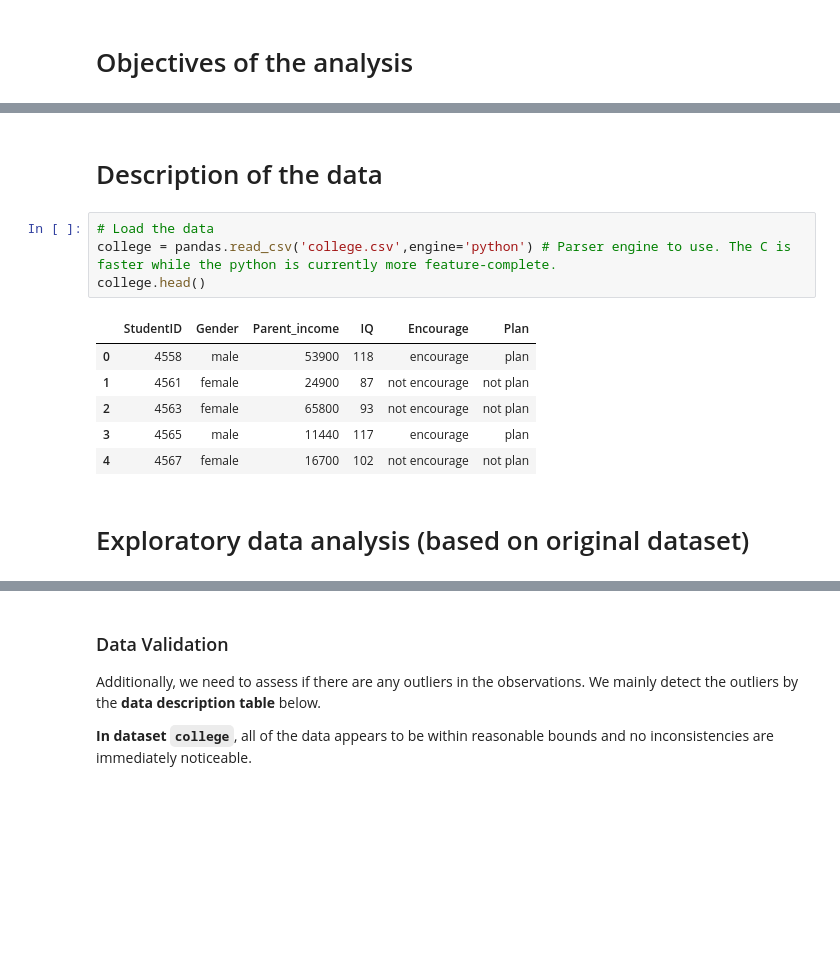
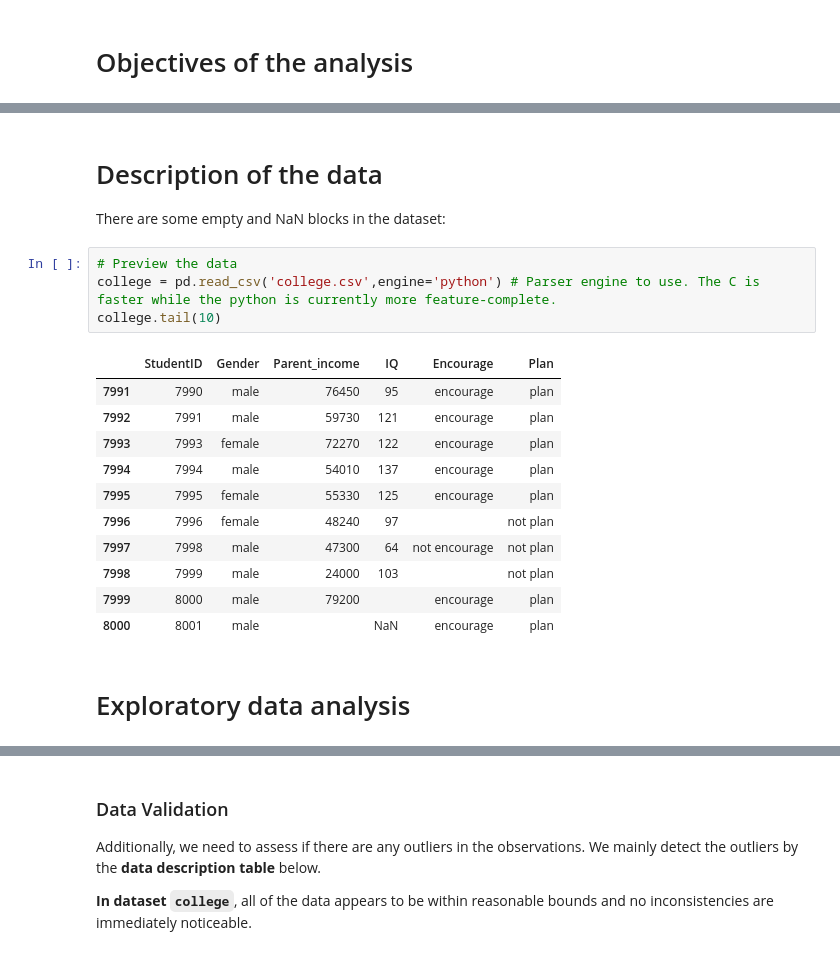
Before and after one commit to Charley-HUANG/Statistical_Data_Mining_Tutorials, a Jupyter notebook: Case study 7 College Attending Plan Modeled by Random Forest/T5_StudyPlan_RandomForest_Ans.ipynb, the cells around one changed output, grey strips where cells are left out. Drawn from its saved outputs; the diff is of its cells as text; blank space fills up the shorter version.

```diff
--- a/Case study 7 College Attending Plan Modeled by Random Forest/T5_StudyPlan_RandomForest_Ans.ipynb
+++ b/Case study 7 College Attending Plan Modeled by Random Forest/T5_StudyPlan_RandomForest_Ans.ipynb
@@ -54,15 +67,21 @@ The case study deals with the college attending plan problem which was previousl
 # %% [markdown]
 # Description of the data
+There are some empty and NaN blocks in the dataset:
 # %%
-# Load the data
-college = pandas.read_csv('college.csv',engine='python') # Parser engine to use. The C is faster while the python is currently more feature-complete.
-college.head()
+# Preview the data
+college = pd.read_csv('college.csv',engine='python') # Parser engine to use. The C is faster while the python is currently more feature-complete.
+college.tail(10)
 # %% [output]
 |  | StudentID | Gender | Parent_income | IQ | Encourage | Plan |
-| 0 | 4558 | male | 53900 | 118 | encourage | plan |
-| 1 | 4561 | female | 24900 | 87 | not encourage | not plan |
-| 2 | 4563 | female | 65800 | 93 | not encourage | not plan |
-| 3 | 4565 | male | 11440 | 117 | encourage | plan |
-| 4 | 4567 | female | 16700 | 102 | not encourage | not plan |
+| 7991 | 7990 | male | 76450 | 95 | encourage | plan |
+| 7992 | 7991 | male | 59730 | 121 | encourage | plan |
+| 7993 | 7993 | female | 72270 | 122 | encourage | plan |
+| 7994 | 7994 | male | 54010 | 137 | encourage | plan |
+| 7995 | 7995 | female | 55330 | 125 | encourage | plan |
+| 7996 | 7996 | female | 48240 | 97 |  | not plan |
+| 7997 | 7998 | male | 47300 | 64 | not encourage | not plan |
+| 7998 | 7999 | male | 24000 | 103 |  | not plan |
+| 7999 | 8000 | male | 79200 |  | encourage | plan |
+| 8000 | 8001 | male |  | NaN | encourage | plan |
 # %% [markdown]
-#  Exploratory data analysis (based on original dataset)
+#  Exploratory data analysis
```
Also changed, not shown: parts of 59 cells of this notebook, 10 other files.
